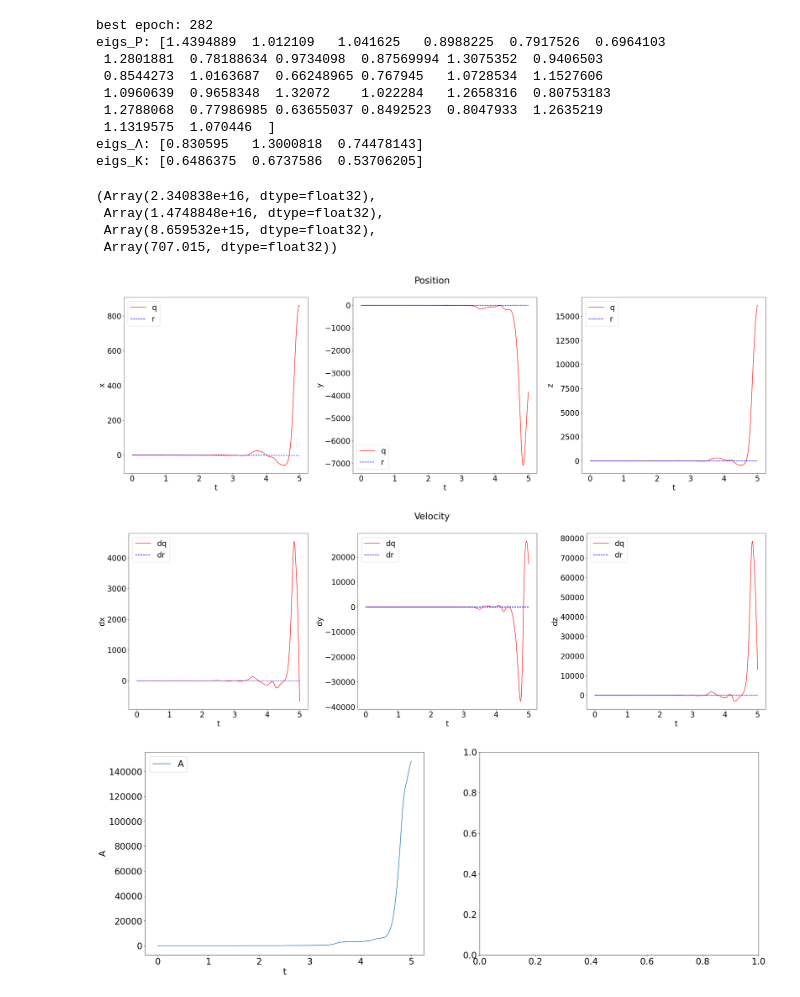
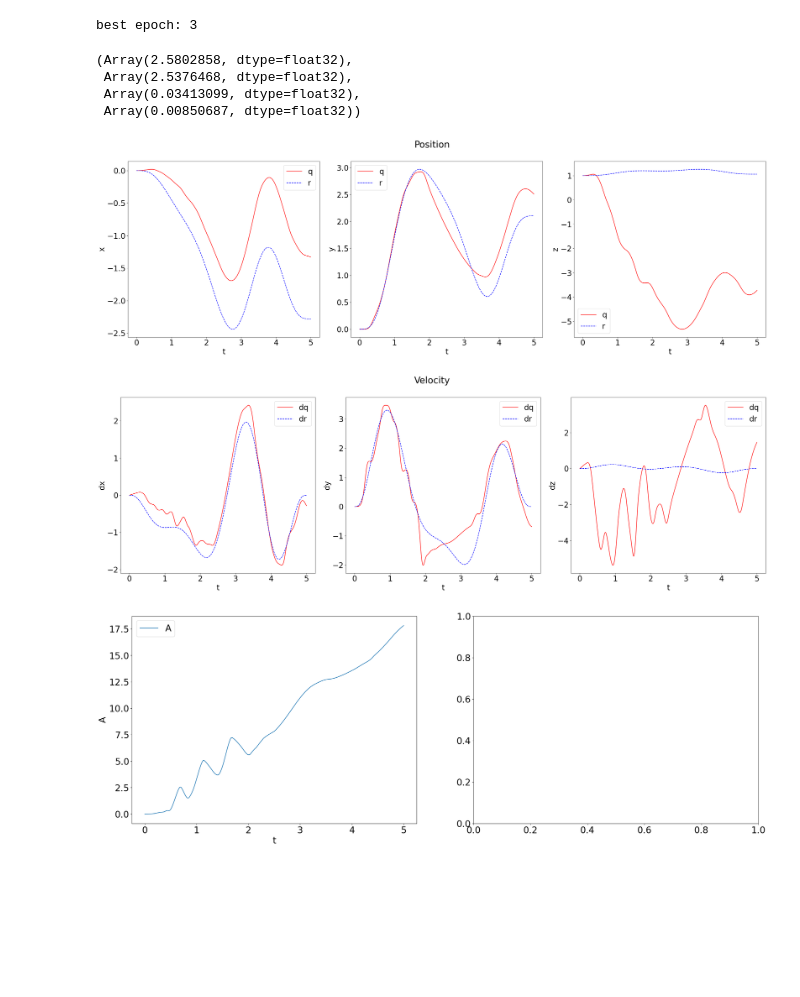
Before and after one commit to joshsohn/COML_hardware, a Jupyter notebook: validate_model.ipynb, the cells around one changed output. Saved outputs shown, nothing was run; the diff lists cells and outputs as text; code cells hidden in the pictures; blank space fills up the shorter version.

```diff
--- a/validate_model.ipynb
+++ b/validate_model.ipynb
@@ -85,6 +89,8 @@ def validate_model(raw, epoch_i, plot=False):
     reg_P_penalty = raw['train_lossaux_history'][epoch_i]['reg_P_penalty']
     pnorm = raw['train_lossaux_history'][epoch_i]['pnorm']
     x = raw['train_lossaux_history'][epoch_i]['x']
+
+    reg_P = raw['regP']
 
     mystery_i = 0
 
@@ -153,9 +159,9 @@ def validate_model(raw, epoch_i, plot=False):
         ax[0].set_xlabel('t')
         ax[0].legend()
 
-    print('eigs_P:', eigs_P)
-    print('eigs_Λ:', eigs_Λ)
-    print('eigs_K:', eigs_K)
+    # print('eigs_P:', eigs_P)
+    # print('eigs_Λ:', eigs_Λ)
+    # print('eigs_K:', eigs_K)
 
     num_models = len(control_loss)
 
@@ -163,50 +169,42 @@ def validate_model(raw, epoch_i, plot=False):
     estimation_loss = jnp.sum(estimation_loss)
     tracking_loss = jnp.sum(tracking_loss)
 
     normalizer = T * num_refs * num_models
 
     regularizer_l2 = hparams['meta']['regularizer_l2']
     regularizer_ctrl = hparams['meta']['regularizer_ctrl']
     regularizer_error = hparams['meta']['regularizer_error']
     regularizer_P = hparams['meta']['regularizer_P']
 
     loss = (tracking_loss
                 + regularizer_ctrl*control_loss
                 + regularizer_error*estimation_loss
                 + regularizer_l2*l2_penalty
                 ) / normalizer + regularizer_P * reg_P_penalty
 
     # total_loss_norm = loss
     tracking_loss_norm = tracking_loss/normalizer
     control_loss_norm = regularizer_ctrl*control_loss/normalizer
     estimation_loss_norm = regularizer_error*estimation_loss/normalizer
     l2_penalty_norm = regularizer_l2*l2_penalty/normalizer
     reg_P_penalty_norm = regularizer_P*reg_P_penalty
 
     return loss, tracking_loss_norm, control_loss_norm, reg_P_penalty_norm
 
 print('best epoch:', raw['best_step_meta'])
 
-validate_model(raw, 999, plot=True)
+validate_model(raw, 3, plot=True)
 
 # print(len(raw['train_lossaux_history']))
 # %% [output]
-best epoch: 282
-eigs_P: [1.4394889  1.012109   1.041625   0.8988225  0.7917526  0.6964103
- 1.2801881  0.78188634 0.9734098  0.87569994 1.3075352  0.9406503
- 0.8544273  1.0163687  0.66248965 0.767945   1.0728534  1.1527606
- 1.0960639  0.9658348  1.32072    1.022284   1.2658316  0.80753183
- 1.2788068  0.77986985 0.63655037 0.8492523  0.8047933  1.2635219
- 1.1319575  1.070446  ]
-eigs_Λ: [0.830595   1.3000818  0.74478143]
-eigs_K: [0.6486375  0.6737586  0.53706205]
+best epoch: 3
-(Array(2.340838e+16, dtype=float32),
- Array(1.4748848e+16, dtype=float32),
- Array(8.659532e+15, dtype=float32),
- Array(707.015, dtype=float32))
+(Array(2.5802858, dtype=float32),
+ Array(2.5376468, dtype=float32),
+ Array(0.03413099, dtype=float32),
+ Array(0.00850687, dtype=float32))
-[figure, old version]
+[figure, new version]
-[figure, old version]
+[figure, new version]
-[figure, old version]
+[figure, new version]
 # %%
 def plot_losses(raw, xlim=int(raw['hparams']['ensemble']['num_epochs'])):
     total_losses = []
```
Also changed, not shown: parts of 2 cells of this notebook, 16 other files.
